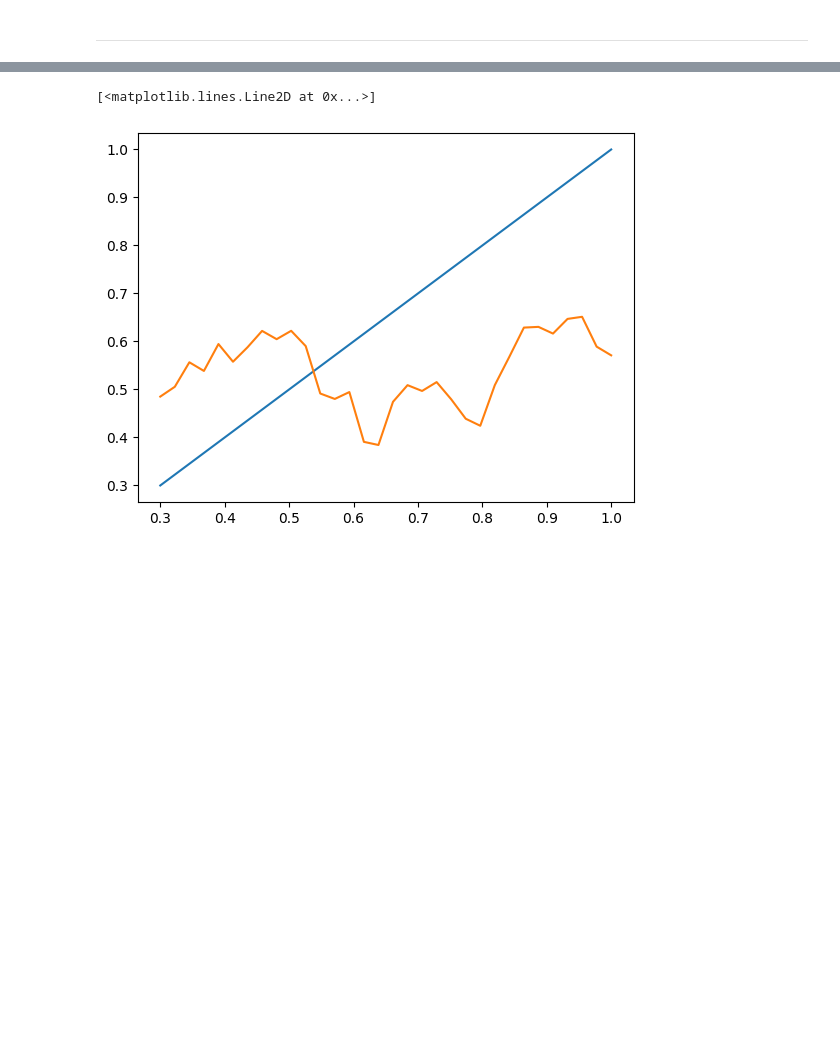
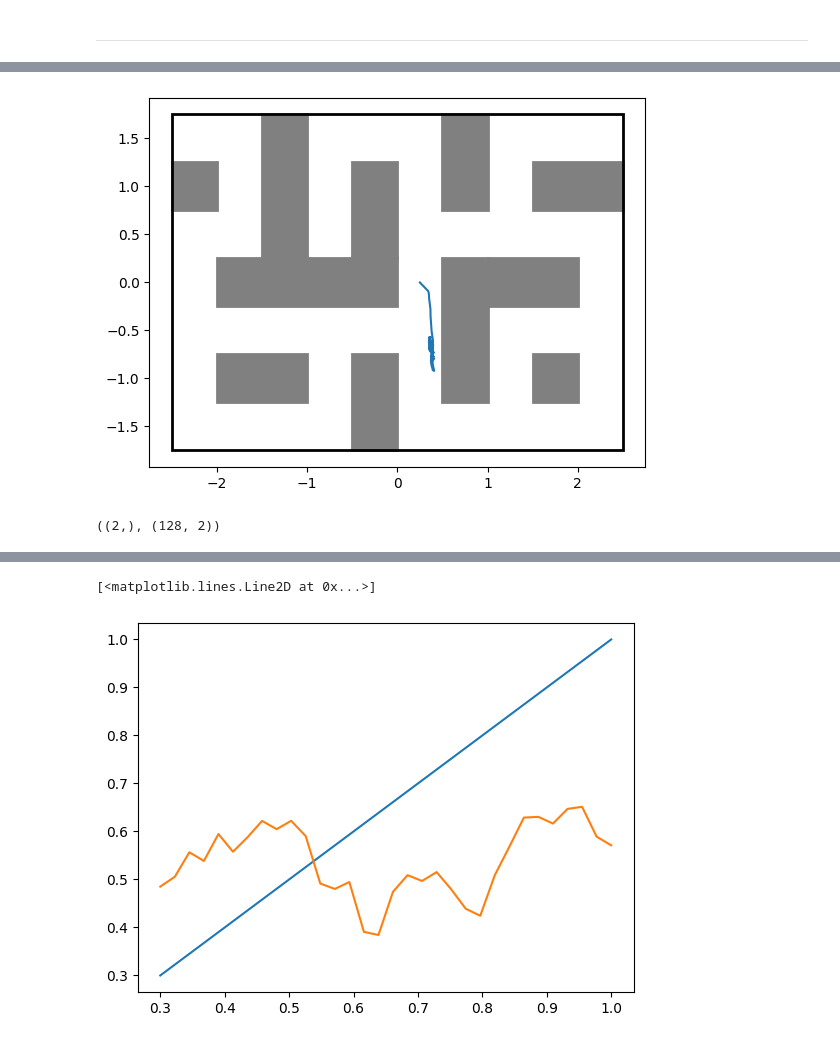
Before and after one commit to TheSun00000/fre_experiments, a Jupyter notebook: online_RG_trajectory_wise.ipynb, the cells around one changed output, grey strips where cells are left out. Cells and saved outputs as stored; diff of their text form; code cells hidden in the pictures; blank space fills up the shorter version.

```diff
--- a/online_RG_trajectory_wise.ipynb
+++ b/online_RG_trajectory_wise.ipynb
@@ -1717,2 +1797,38 @@ plt.show()
 # %% [markdown]
 ---
+# %%
+z = eval_z[[3]].repeat(128, 1)
+step_fn = env.step_fn
+reset_fn = env.reset_fn
+# %%
+_ = env.reset()
+state = env.state
+
+states_list = []
+actions_list = []
+
+states_list.append(io_torch.jax_to_torch(state.obs[0, :2]).cpu())
+# %%
+for _ in tqdm(range(400)):
+    actions = io_torch.torch_to_jax(torch.normal(0, 1, (128,2)))
+
+    next_state = step_fn(state, actions)
+    observation = io_torch.jax_to_torch(next_state.obs).to(device)
+    r = reward_generator.get_reward(observation[..., :2], z).cpu()
+
+    best_action = actions[r.argmax().item()]
+    best_action = io_torch.jax_to_torch(best_action)
+    action = best_action.unsqueeze(0).repeat(128, 1)
+    action = io_torch.torch_to_jax(action)
+    next_state = step_fn(state, action)
+
+    state = next_state
+
+    states_list.append(io_torch.jax_to_torch(state.obs[0, :2]))
+    actions_list.append(io_torch.jax_to_torch(action))
+
+    print(r.max().item())
+
+    # break
+
+states_list = torch.stack(states_list)
@@ -1718,0 +1853,11 @@ plt.show()
+# %%
+fig, axs = plt.subplots(1, 1)
+axs.plot(states_list[:, 0], states_list[:, 1])
+# axs.plot(observation[:, 0].cpu(), observation[:, 1].cpu(), c='orange')
+add_largest_maze_walls(axs)
+# %% [output]
+[figure, added]
+# %%
+best_action.shape, actions.shape
+# %% [output]
+((2,), (128, 2))
```
Also changed, not shown: parts of 23 cells of this notebook, 4 other files.
